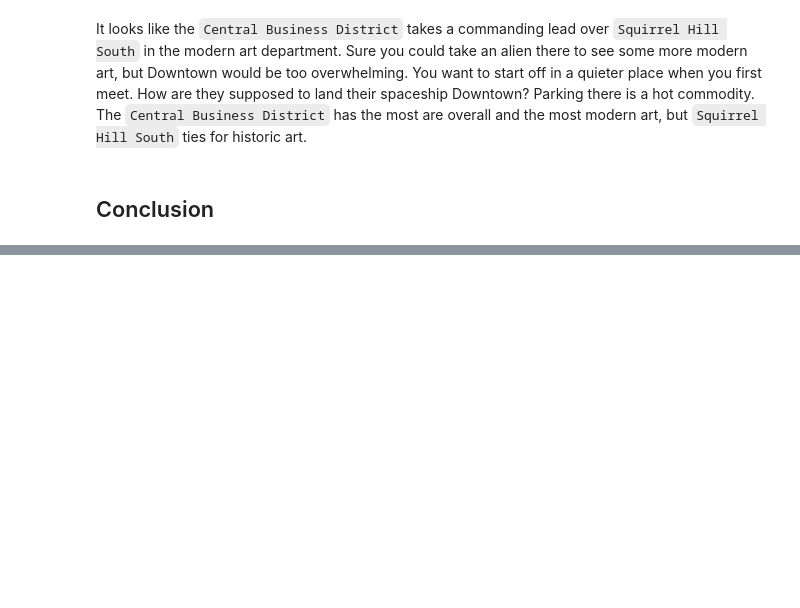
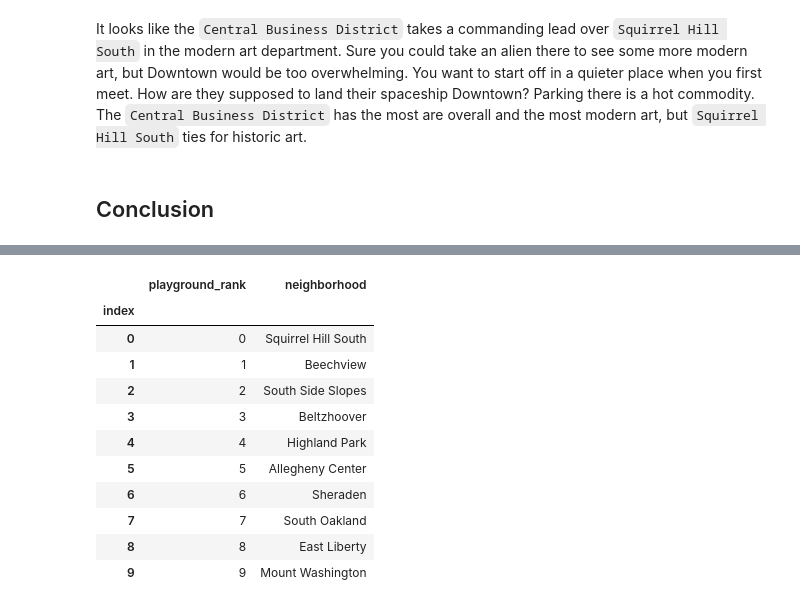
Before and after one commit to mjd119/Final-Project-CMPINF-0010, a Jupyter notebook: Full.ipynb, the cells around one changed output, grey strips where cells are left out. Cells and saved outputs as stored; diff of their text form; code cells hidden in the pictures; blank space fills up the shorter version.

```diff
--- a/Full.ipynb
+++ b/Full.ipynb
@@ -301,0 +322,18 @@ It ranked 1st in the Playgrounds metric, ranked 1st (tied) in public historic ar
+# %%
+playground_tally = playground_data['neighborhood'].value_counts().rename_axis('neighborhood').reset_index(name='counts')
+playground_tally_index = playground_tally.reset_index().set_index('index', drop=False)
+playground_tally_index = playground_tally_index.rename(columns={'index':'playground_rank'})[['playground_rank', 'neighborhood']]
+playground_tally_index.head(10)
+# %% [output]
+|  | playground_rank | neighborhood |
+| index |  |  |
+| 0 | 0 | Squirrel Hill South |
+| 1 | 1 | Beechview |
+| 2 | 2 | South Side Slopes |
+| 3 | 3 | Beltzhoover |
+| 4 | 4 | Highland Park |
+| 5 | 5 | Allegheny Center |
+| 6 | 6 | Sheraden |
+| 7 | 7 | South Oakland |
+| 8 | 8 | East Liberty |
+| 9 | 9 | Mount Washington |
```
Also changed, not shown: parts of 9 cells of this notebook.
